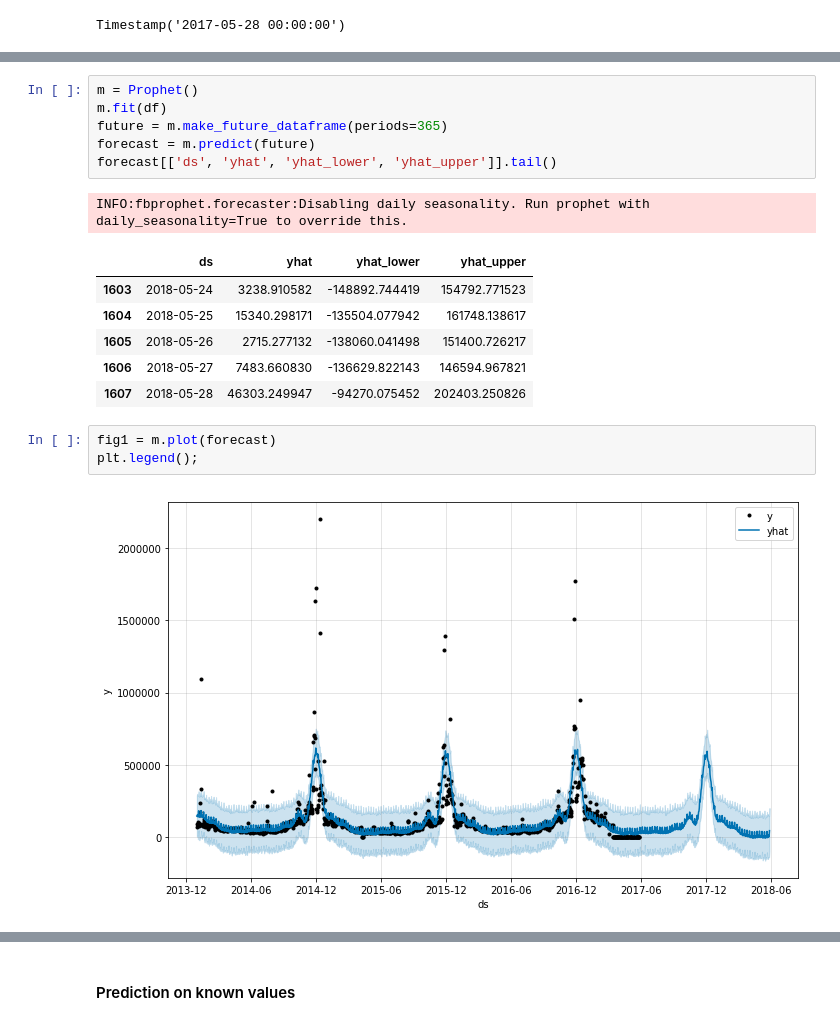
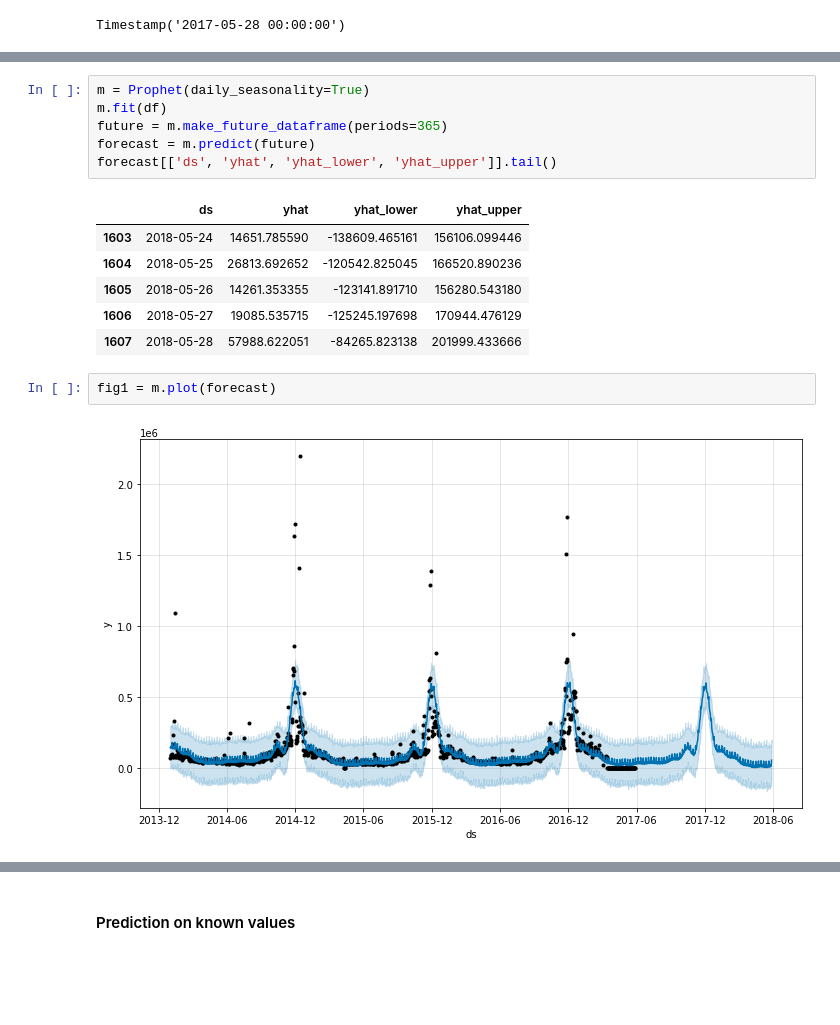
Before and after one commit to lordgrenville/Data-Science-projects, a Jupyter notebook: LSTM vs Prophet.ipynb, the cells around one changed output, grey strips where cells are left out. Drawn from its saved outputs; the diff is of its cells as text; blank space fills up the shorter version.

```diff
--- a/LSTM vs Prophet.ipynb
+++ b/LSTM vs Prophet.ipynb
@@ -120,22 +113,20 @@ Note: you may need to restart the kernel to use updated packages.
 # %%
-m = Prophet()
+m = Prophet(daily_seasonality=True)
 m.fit(df)
 future = m.make_future_dataframe(periods=365)
 forecast = m.predict(future)
 forecast[['ds', 'yhat', 'yhat_lower', 'yhat_upper']].tail()
 # %% [output]
-INFO:fbprophet.forecaster:Disabling daily seasonality. Run prophet with daily_seasonality=True to override this.
 |  | ds | yhat | yhat_lower | yhat_upper |
-| 1603 | 2018-05-24 | 3238.910582 | -148892.744419 | 154792.771523 |
-| 1604 | 2018-05-25 | 15340.298171 | -135504.077942 | 161748.138617 |
-| 1605 | 2018-05-26 | 2715.277132 | -138060.041498 | 151400.726217 |
-| 1606 | 2018-05-27 | 7483.660830 | -136629.822143 | 146594.967821 |
-| 1607 | 2018-05-28 | 46303.249947 | -94270.075452 | 202403.250826 |
+| 1603 | 2018-05-24 | 14651.785590 | -138609.465161 | 156106.099446 |
+| 1604 | 2018-05-25 | 26813.692652 | -120542.825045 | 166520.890236 |
+| 1605 | 2018-05-26 | 14261.353355 | -123141.891710 | 156280.543180 |
+| 1606 | 2018-05-27 | 19085.535715 | -125245.197698 | 170944.476129 |
+| 1607 | 2018-05-28 | 57988.622051 | -84265.823138 | 201999.433666 |
 # %%
 fig1 = m.plot(forecast)
-plt.legend();
 # %% [output]
-[figure, old version]
+[figure, new version]
 # %%
 fig2 = m.plot_components(forecast)
 # %% [output]
```
Also changed, not shown: parts of 28 cells of this notebook, 1 other file.
